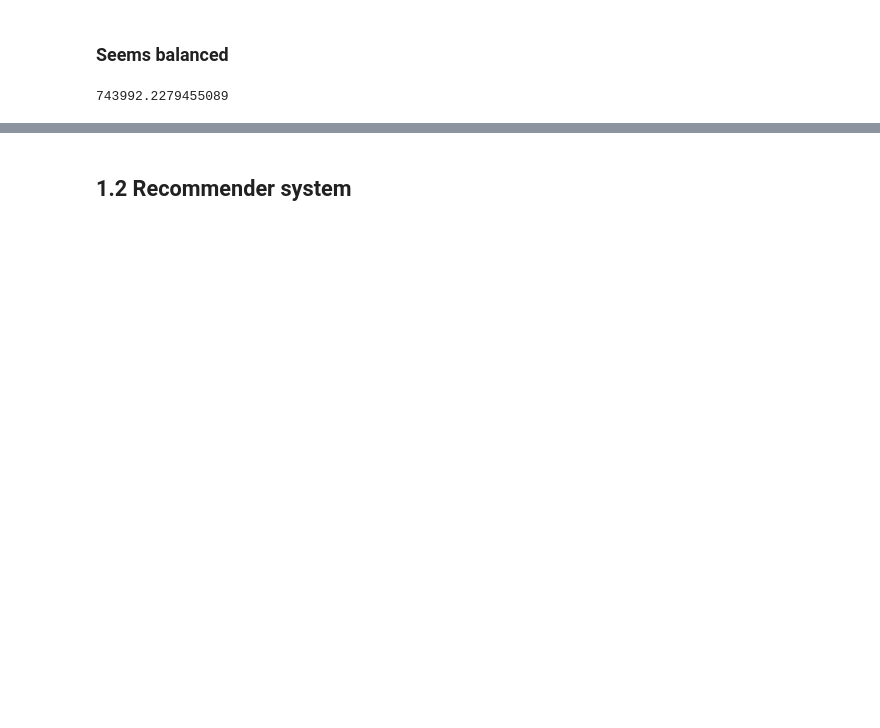
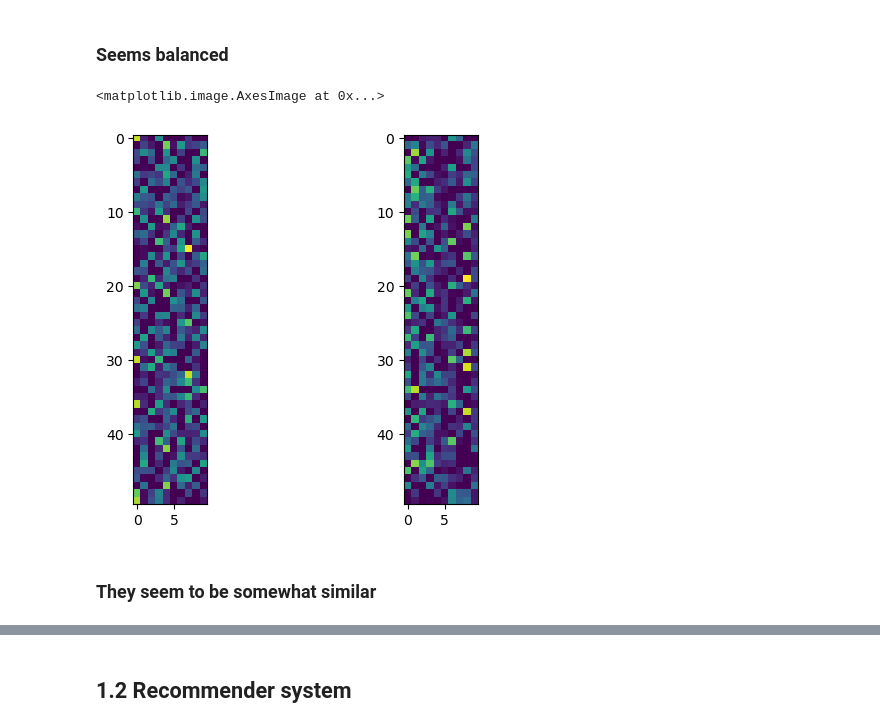
Before and after one commit to idf-io/ML-Essentials_Uni-Heidelberg, a Jupyter notebook: exercises/exercise08_Recommender-system/nmf.ipynb, the cells around one changed output, grey strips where cells are left out. Drawn from its saved outputs; the diff is of its cells as text; code cells hidden in the pictures; blank space fills up the shorter version.

```diff
--- a/exercises/exercise08_Recommender-system/nmf.ipynb
+++ b/exercises/exercise08_Recommender-system/nmf.ipynb
@@ -87,13 +83,14 @@ def update_Z(X, Z_t, H_t1):
     return Z_t1
 
 
-def non_negative(data, num_components):
+def non_negative(data, num_components, t_dim=False):
     """
     Perform non-negative matrix factorization (nmf) on `data`.
     X ≈ Z x H while X,X,H > 0
 
     :param numpy.ndarray data: Input matrix to apply the mf on.
     :param int num_components: Number of components or features the common dimension will have.
+    :param bool t_dim: Should the output vectors have an additional dimention where the results are saved for each t?
     :return: Z and H --> Two matrices, nmf whose multiplication results approximately in the original data matrix.
     """
     X = data
@@ -101,29 +98,54 @@ def non_negative(data, num_components):
     N, D = data.shape
     M = num_components
 
+    if t_dim:
+        Z_long = []
+        H_long = []
+
+
     # Initialize Ht and Zt as H_0 and Z_0
-    Z = np.abs(np.random.randn(N, M))
-    H = np.abs(np.random.randn(M, D))
+    Z = np.abs(np.random.randn(N,M))
+    H = np.abs(np.random.randn(M,D))
 
     for t in range(1000):
 
         Z = update_Z(X, Z, H)
         H = update_H(X, Z, H)
 
-    return Z, H
+        if t_dim:
+            Z_long.append(Z)
+            H_long.append((H))
+
+
+
+    if t_dim:
+        return Z_long, H_long
+    else:
+        return Z, H
 
 
 def loss(X, Z, H):
     """
     Frobenius norm
     """
+    if len(X.shape) == 2:
+        return np.sum((X - Z @ H)**2)
 
-    return np.sum((X - Z @ H)**2)
+    elif len(X.shape) ==3:
+        return np.sum((X - Z @ H)**2, )
 # %%
 Z, H = non_negative(data, num_components=10)
-# %% [output]
-743992.2279455089
 # %%
 model = NMF(n_components=10, init="random", max_iter=1000, random_state=13)
 Z_skl = model.fit_transform(data)
 H_skl = model.components_
+# %%
+fig, axes = plt.subplots(nrows=1, ncols=2)
+
+axes[0].imshow(Z[:50], interpolation="nearest")
+axes[1].imshow(Z_skl[:50], interpolation="nearest")
+# %% [output]
+<matplotlib.image.AxesImage at 0x...>
+[figure, added]
+# %% [markdown]
+### They seem to be somewhat similar
```
Also changed, not shown: parts of 18 cells of this notebook, 1 other file.
